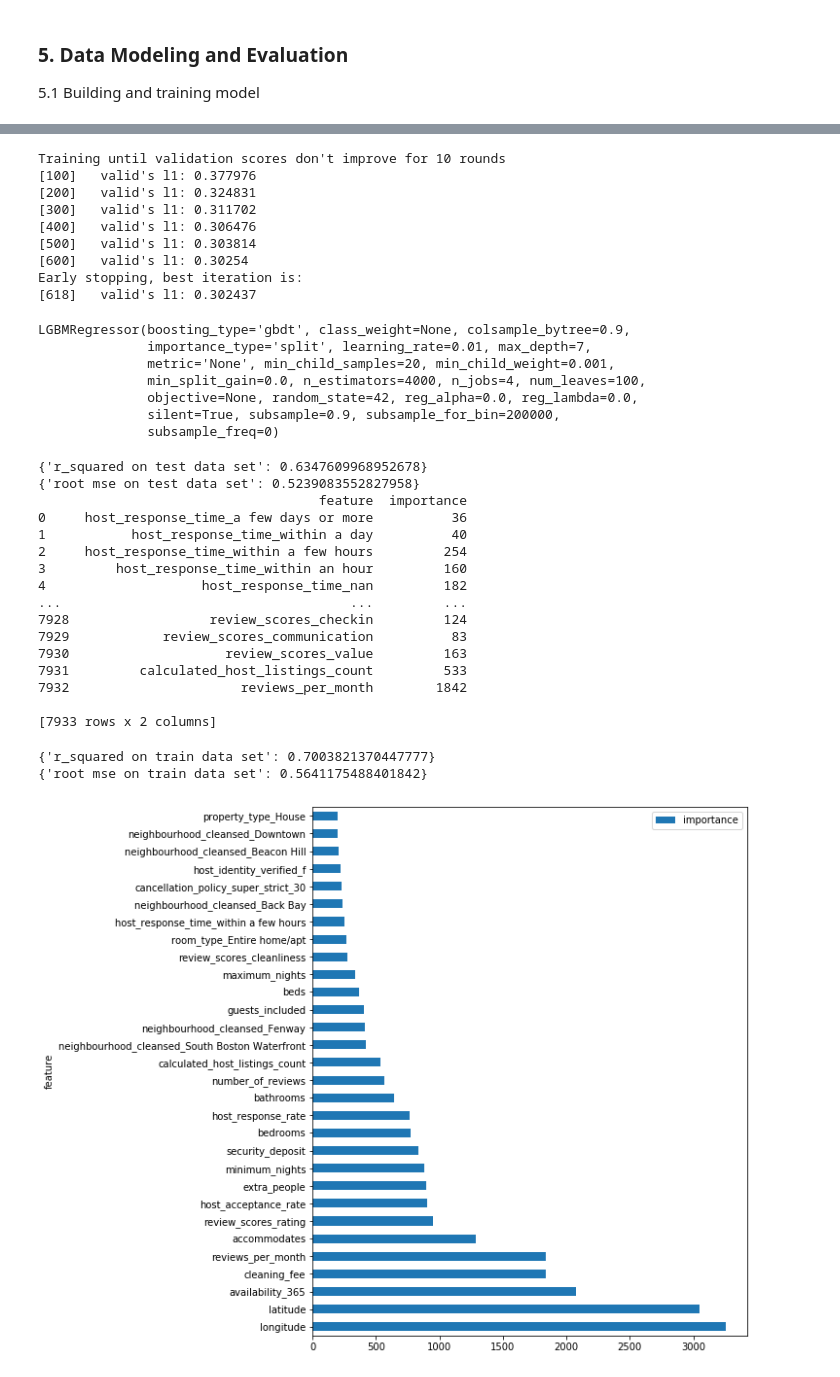
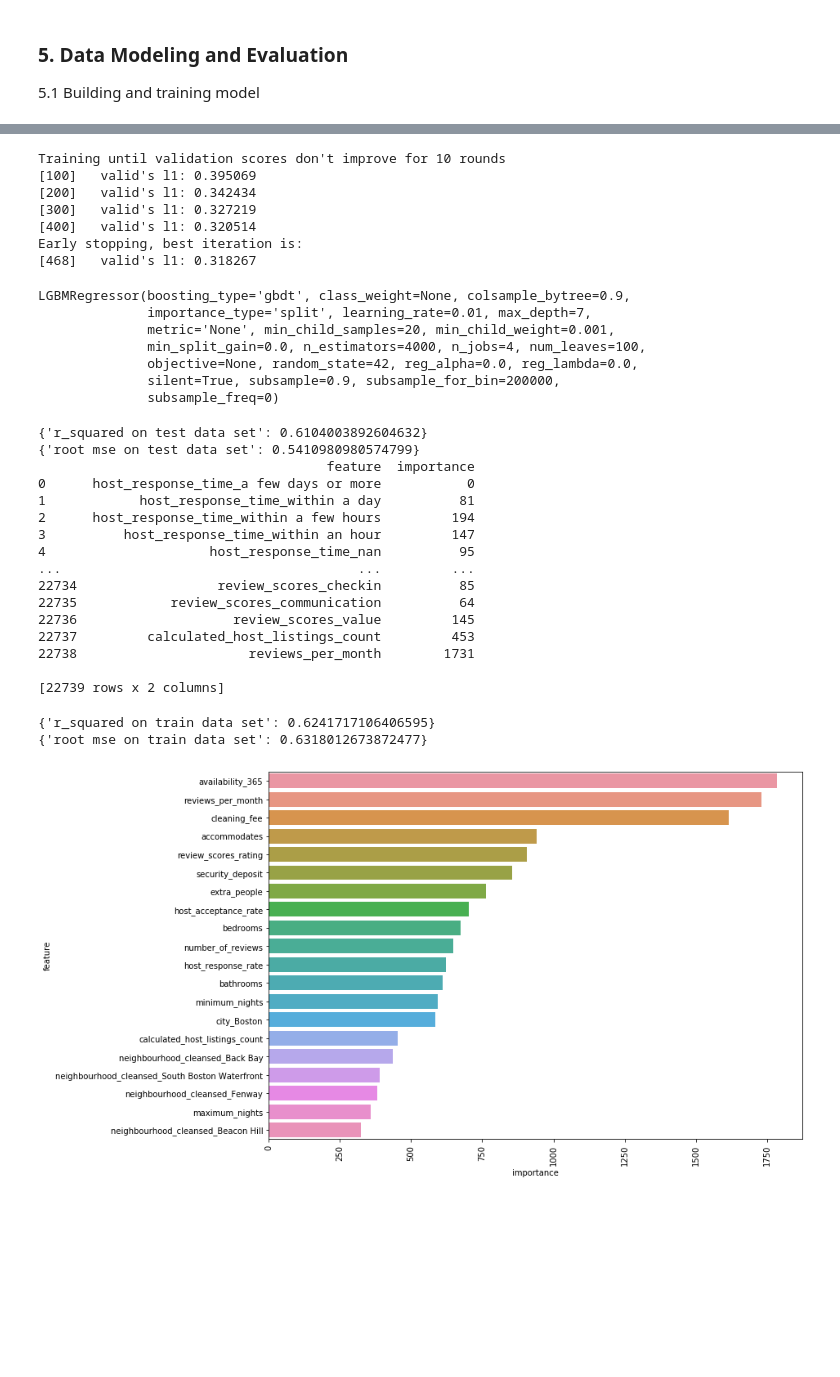
Before and after one commit to thebeachinspring/Airbnb_Data_Analysis, a Jupyter notebook: Airbnb_analysis.ipynb, the cells around one changed output, grey strips where cells are left out. Cells and saved outputs as stored; diff of their text form; code cells hidden in the pictures; blank space fills up the shorter version.

```diff
--- a/Airbnb_analysis.ipynb
+++ b/Airbnb_analysis.ipynb
@@ -344,7 +344,7 @@ listing_clean_num.hist();
 # %%
 # impute the missing values and drop not required column for analysis
 
-listing_clean_num= listing_clean_num.drop(['id','host_id'], axis =1)
+listing_clean_num= listing_clean_num.drop(['id','host_id', 'latitude', 'longitude'], axis =1)
 fill_median = lambda col: col.fillna(col.median())
 
 listing_clean_num.apply(fill_median, axis = 0)
@@ -548,14 +546,12 @@ model = lgb.LGBMRegressor(num_leaves= 100, max_depth=7,
 model.fit(X_train, y_train, **fit_params)
 # %% [output]
 Training until validation scores don't improve for 10 rounds
-[100]   valid's l1: 0.377976
-[200]   valid's l1: 0.324831
-[300]   valid's l1: 0.311702
-[400]   valid's l1: 0.306476
-[500]   valid's l1: 0.303814
-[600]   valid's l1: 0.30254
+[100]   valid's l1: 0.395069
+[200]   valid's l1: 0.342434
+[300]   valid's l1: 0.327219
+[400]   valid's l1: 0.320514
 Early stopping, best iteration is:
-[618]   valid's l1: 0.302437
+[468]   valid's l1: 0.318267
 LGBMRegressor(boosting_type='gbdt', class_weight=None, colsample_bytree=0.9,
               importance_type='split', learning_rate=0.01, max_depth=7,
               metric='None', min_child_samples=20, min_child_weight=0.001,
@@ -577,22 +573,22 @@ print({'r_squared on test data set':r_squared})
 print({'root mse on test data set':root_mse})
 print(tree_result)
 # %% [output]
-{'r_squared on test data set': 0.6347609968952678}
-{'root mse on test data set': 0.5239083552827958}
-                                    feature  importance
-0     host_response_time_a few days or more          36
-1           host_response_time_within a day          40
-2     host_response_time_within a few hours         254
-3         host_response_time_within an hour         160
-4                    host_response_time_nan         182
-...                                     ...         ...
-7928                  review_scores_checkin         124
-7929            review_scores_communication          83
-7930                    review_scores_value         163
-7931         calculated_host_listings_count         533
-7932                      reviews_per_month        1842
+{'r_squared on test data set': 0.6104003892604632}
+{'root mse on test data set': 0.5410980980574799}
+                                     feature  importance
+0      host_response_time_a few days or more           0
+1            host_response_time_within a day          81
+2      host_response_time_within a few hours         194
+3          host_response_time_within an hour         147
+4                     host_response_time_nan          95
+...                                      ...         ...
+22734                  review_scores_checkin          85
+22735            review_scores_communication          64
+22736                    review_scores_value         145
+22737         calculated_host_listings_count         453
+22738                      reviews_per_month        1731
 
-[7933 rows x 2 columns]
+[22739 rows x 2 columns]
 # %%
 # predicting X_train
 y_pred_train = model.predict(X_train)
@@ -606,10 +602,14 @@ tree_result = pd.DataFrame({'feature': feat_names, 'importance': importances})
 print({'r_squared on train data set':r_squared_train})
 print({'root mse on train data set':root_mse_train})
 # %% [output]
-{'r_squared on train data set': 0.7003821370447777}
-{'root mse on train data set': 0.5641175488401842}
+{'r_squared on train data set': 0.6241717106406595}
+{'root mse on train data set': 0.6318012673872477}
 # %%
 # Plotting features by importance
-tree_result.sort_values(by='importance',ascending=True).nlargest(30, 'importance').plot(x='feature', y='importance',kind='barh', figsize=(8,10));
+a4_dims = (11.7, 8.27)
+fig, ax = plt.subplots(figsize=a4_dims)
+data_graph4 =tree_result.sort_values(by='importance',ascending=True).nlargest(20, 'importance')
+sns.barplot(x='importance', y='feature', data=data_graph4, ax = ax);
+plt.xticks(rotation=90);
 # %% [output]
-[figure, old version]
+[figure, new version]
```
Also changed, not shown: parts of 4 cells of this notebook.
